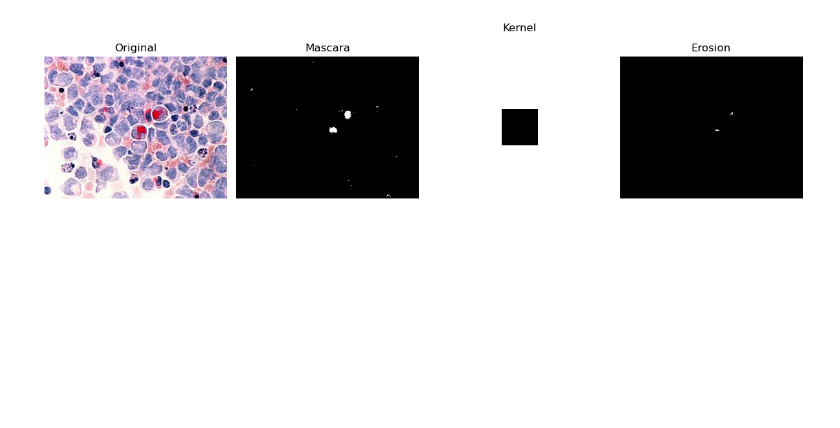
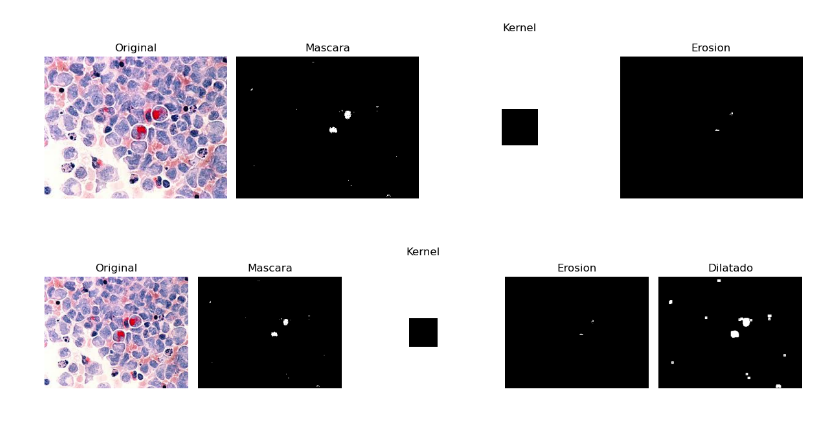
Before and after one commit to EduSue/Procesamiento-Digital-Imagenes, a Jupyter notebook: Clases/18_tema4.ipynb, the cells around one changed output. Drawn from its saved outputs; the diff is of its cells as text; code cells hidden in the pictures; blank space fills up the shorter version.

Commit message:
Erosion y dilatacion

```diff
--- a/Clases/18_tema4.ipynb
+++ b/Clases/18_tema4.ipynb
@@ -86,3 +86,57 @@ plt.tight_layout()
 plt.show()
 # %% [output]
 [figure]
+# %%
+import cv2
+import numpy as np
+import matplotlib.pyplot as plt
+
+img = cv2.imread('..//img/cancer.jpg')
+img2 = cv2.cvtColor(img, cv2.COLOR_BGR2HSV)
+
+arr1 = np.array([145, 230, 0])
+arr2 = np.array([180, 255, 255])
+
+copia = img2.copy()
+
+mascara = cv2.inRange(copia, arr1, arr2)
+
+# kernel = np.ones((5, 5), np.uint8)
+
+kernel =  np.array([[1,1,1,1,1],[1,1,1,1,1],[1,1,0,1,1],[1,1,1,1,1],[1,1,1,1,1]], dtype=np.uint8)
+# kernel = np.array([[0,1,0],[1,1,1],[0,1,1]], dtype=np.uint8)
+
+erosion = cv2.erode(mascara, kernel, iterations=1)
+dilatado = cv2.dilate(mascara, kernel, iterations=1)
+
+plt.figure(figsize=(12, 9))
+
+plt.subplot(1, 5, 1)
+plt.title('Original')
+plt.imshow(cv2.cvtColor(img, cv2.COLOR_BGR2RGB))
+plt.axis('off')
+
+plt.subplot(1, 5, 2)
+plt.title('Mascara')
+plt.imshow(mascara, cmap='gray')
+plt.axis('off')
+
+plt.subplot(1, 5, 3)
+plt.title('Kernel')
+plt.imshow(kernel, cmap='gray')
+plt.axis('off')
+
+plt.subplot(1, 5, 4)
+plt.title('Erosion')
+plt.imshow(erosion, cmap='gray')
+plt.axis('off')
+
+plt.subplot(1, 5, 5)
+plt.title('Dilatado')
+plt.imshow(dilatado, cmap='gray')
+plt.axis('off')
+
+plt.tight_layout()
+plt.show()
+# %% [output]
+[figure, added]
```
